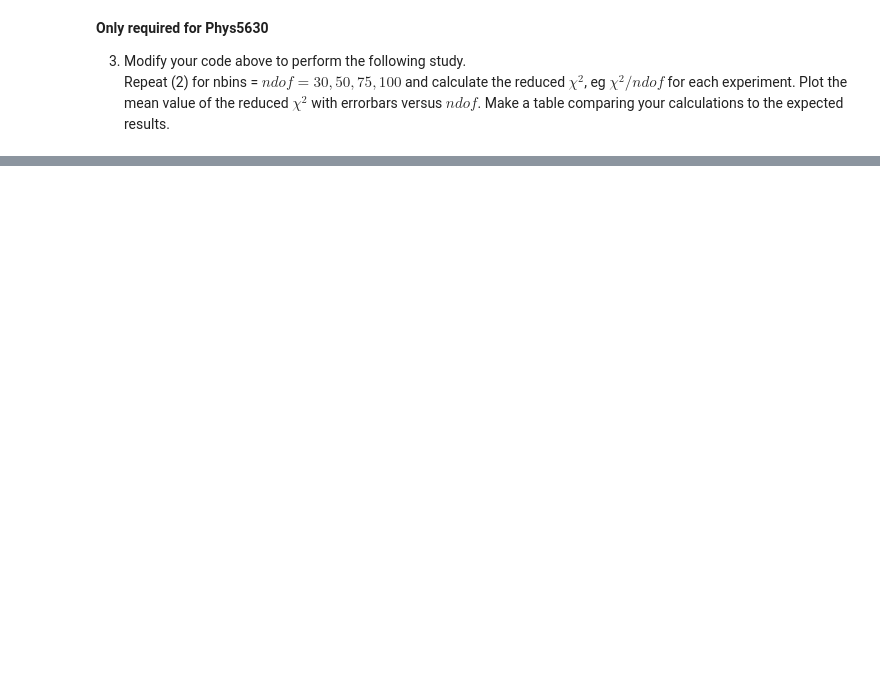
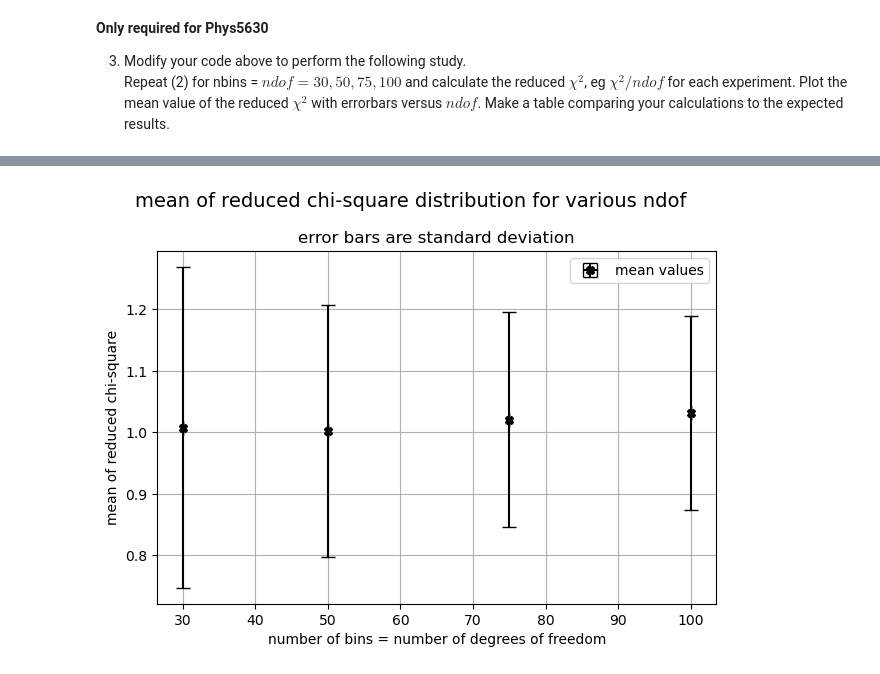
Before and after one commit to taylorjcolaizzi/chi2-taylorjcolaizzi, a Jupyter notebook: chi2.ipynb, the cells around one changed output, grey strips where cells are left out. Cells and saved outputs as stored; diff of their text form; code cells hidden in the pictures; blank space fills up the shorter version.

```diff
--- a/chi2.ipynb
+++ b/chi2.ipynb
@@ -322,0 +302,17 @@ Warning in <TROOT::Append>: Replacing existing TH1: h1 (Potential memory leak).
+# %%
+# Looks like we have the desired graphs of reduced chi-square now. Good!
+
+import matplotlib.pyplot as plt
+fig = plt.figure()
+plt.errorbar(n_bins, means, stdevs, 0, linestyle = 'none', marker = 'X', color = 'k', label = 'mean values', capsize=5)
+plt.xlabel('number of bins = number of degrees of freedom')
+plt.ylabel('mean of reduced chi-square')
+plt.suptitle('mean of reduced chi-square distribution for various ndof', fontsize = 14)
+plt.title('error bars are standard deviation')
+plt.grid()
+plt.legend()
+plt.tight_layout()
+
+plt.show()
+# %% [output]
+[figure, added]
```
Also changed, not shown: parts of 3 cells of this notebook.
